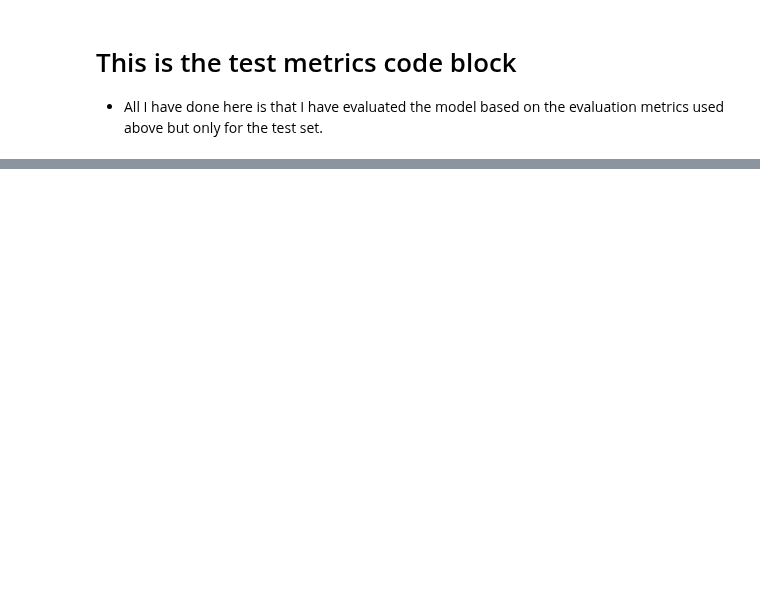
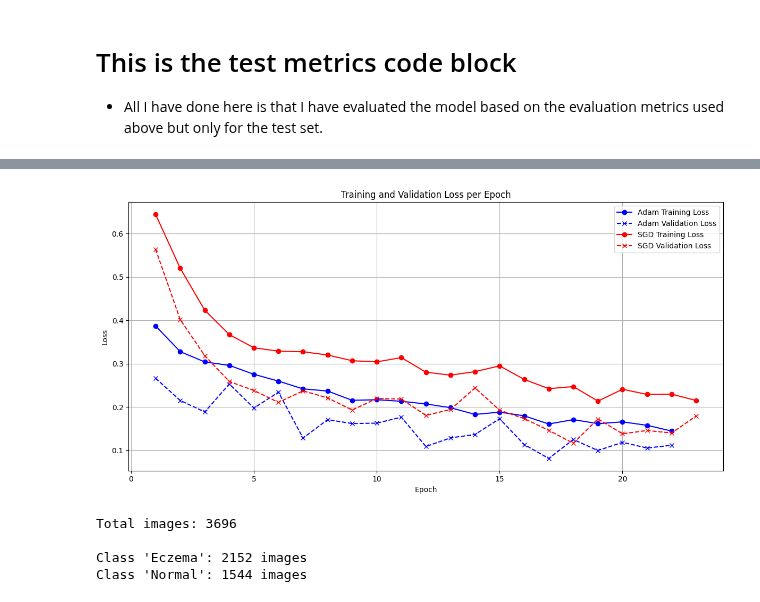
Before and after one commit to Vortex-002/CNN, a Jupyter notebook: CNN.ipynb, the cells around one changed output, grey strips where cells are left out. Drawn from its saved outputs; the diff is of its cells as text; code cells hidden in the pictures; blank space fills up the shorter version.

```diff
--- a/CNN.ipynb
+++ b/CNN.ipynb
@@ -441,0 +624,76 @@ evaluate_model(model, test_loader)
+# %%
+import matplotlib.pyplot as plt
+
+# Epoch numbers
+epochs_adam = list(range(1, 23))
+epochs_sgd = list(range(1, 24))
+
+# Adam optimizer data
+adam_avg_loss = [
+    0.3870, 0.3278, 0.3039, 0.2960, 0.2754, 0.2596, 0.2418, 0.2367, 0.2154, 0.2167,
+    0.2132, 0.2070, 0.1983, 0.1828, 0.1881, 0.1796, 0.1607, 0.1708, 0.1615, 0.1656,
+    0.1577, 0.1444
+]
+
+adam_val_loss = [
+    0.2662, 0.2151, 0.1885, 0.2530, 0.1976, 0.2341, 0.1283, 0.1708, 0.1617, 0.1627,
+    0.1764, 0.1088, 0.1286, 0.1366, 0.1729, 0.1133, 0.0812, 0.1249, 0.0996, 0.1184,
+    0.1053, 0.1116
+]
+
+# SGD optimizer data
+sgd_avg_loss = [
+    0.6443, 0.5203, 0.4232, 0.3670, 0.3367, 0.3287, 0.3275, 0.3199, 0.3067, 0.3041,
+    0.3139, 0.2803, 0.2733, 0.2816, 0.2949, 0.2635, 0.2423, 0.2471, 0.2135, 0.2408,
+    0.2290, 0.2295, 0.2150
+]
+
+sgd_val_loss = [
+    0.5639, 0.4018, 0.3183, 0.2588, 0.2380, 0.2107, 0.2371, 0.2211, 0.1929, 0.2196,
+    0.2182, 0.1806, 0.1941, 0.2440, 0.1925, 0.1732, 0.1460, 0.1163, 0.1723, 0.1382,
+    0.1457, 0.1400, 0.1792
+]
+
+plt.figure(figsize=(12, 6))
+
+# Plot Adam loss curves
+plt.plot(epochs_adam, adam_avg_loss, label='Adam Training Loss', color='blue', marker='o')
+plt.plot(epochs_adam, adam_val_loss, label='Adam Validation Loss', color='blue', linestyle='--', marker='x')
+
+# Plot SGD loss curves
+plt.plot(epochs_sgd, sgd_avg_loss, label='SGD Training Loss', color='red', marker='o')
+plt.plot(epochs_sgd, sgd_val_loss, label='SGD Validation Loss', color='red', linestyle='--', marker='x')
+
+plt.title('Training and Validation Loss per Epoch')
+plt.xlabel('Epoch')
+plt.ylabel('Loss')
+plt.legend()
+plt.grid(True)
+plt.tight_layout()
+plt.show()
+# %% [output]
+[figure, added]
+# %%
+from torchvision import datasets
+from collections import Counter
+import os
+
+# Path to your dataset folder (structured like: root/class_x/*.jpg)
+dataset_path = '/content/drive/MyDrive/data'
+
+# Load dataset
+dataset = datasets.ImageFolder(root=dataset_path)
+
+# Get class names and image counts
+class_names = dataset.classes
+class_counts = Counter([label for _, label in dataset])
+
+# Print results
+print(f"Total images: {len(dataset)}\n")
+for idx, class_name in enumerate(class_names):
+    print(f"Class '{class_name}': {class_counts[idx]} images")
+# %% [output]
+Total images: 3696
+
+Class 'Eczema': 2152 images
+Class 'Normal': 1544 images
```
Also changed, not shown: parts of 8 cells of this notebook.
